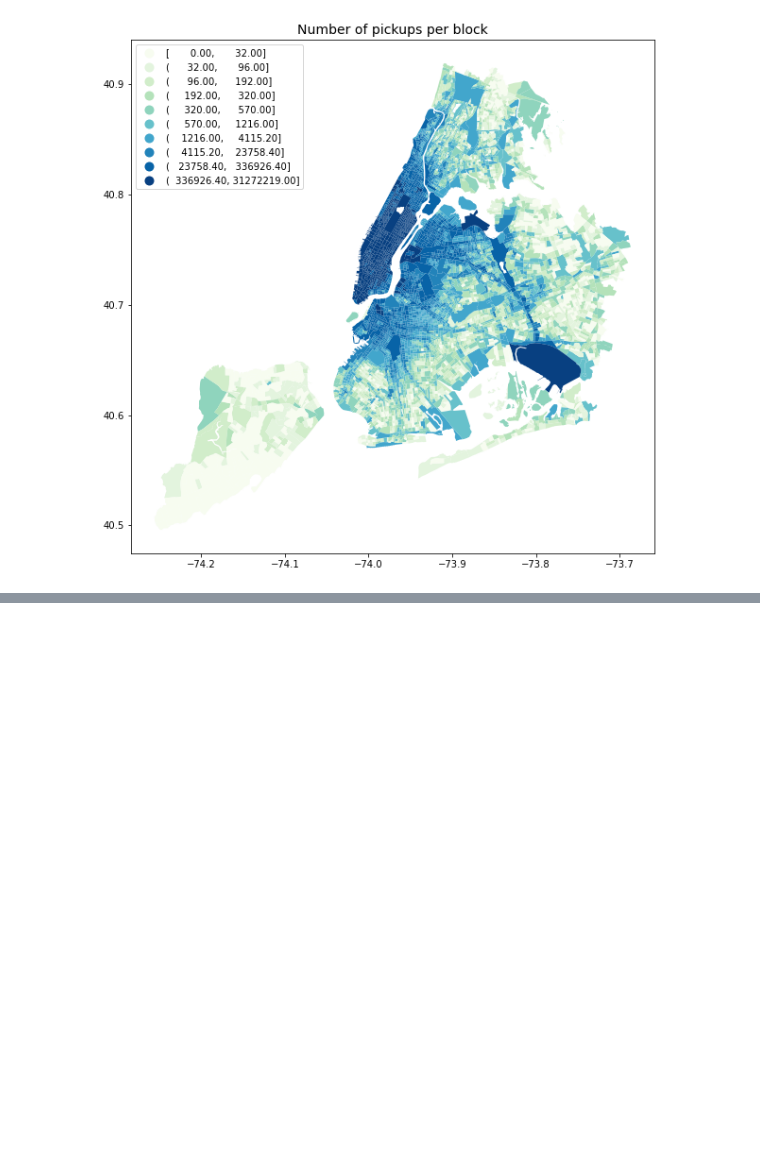
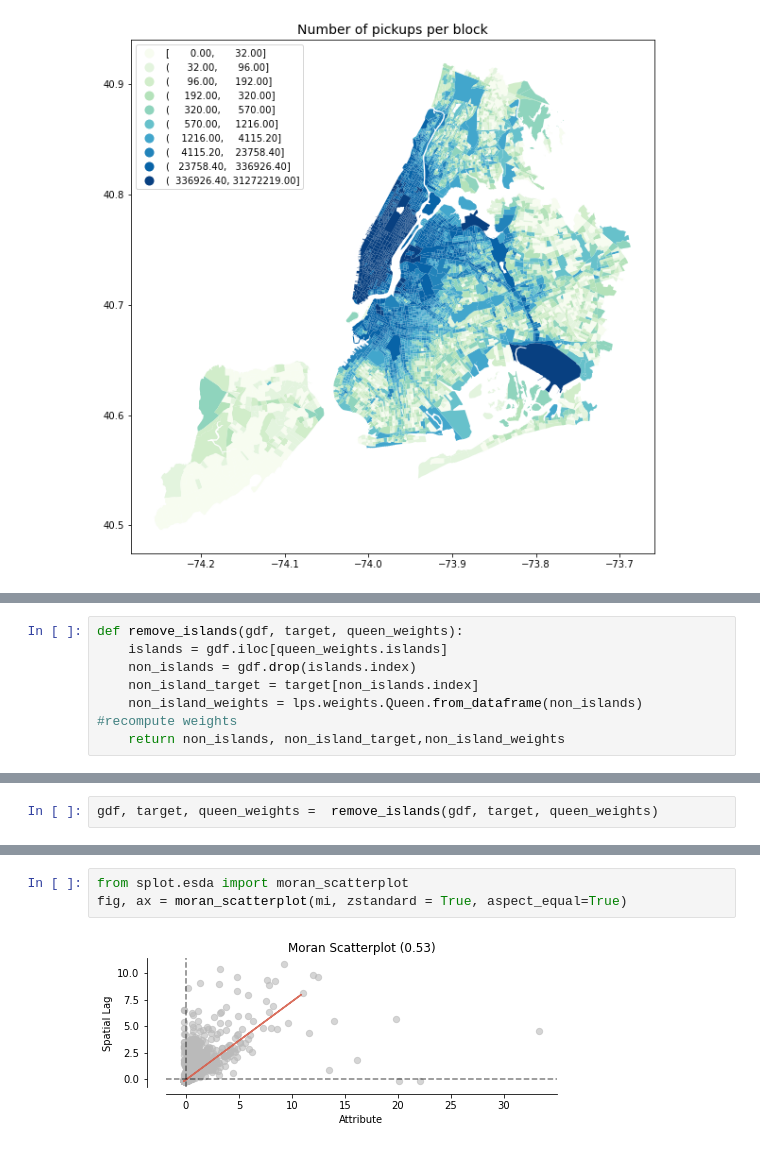
Before and after one commit to seanahmad/NY-taxi-analysis, a Jupyter notebook: Spatial modelling.ipynb, the cells around one changed output, grey strips where cells are left out. Saved outputs shown, nothing was run; the diff lists cells and outputs as text; blank space fills up the shorter version.

```diff
--- a/Spatial modelling.ipynb
+++ b/Spatial modelling.ipynb
@@ -135,0 +135,7 @@ plot_local_autocorrelation(li, san_diego, 'median_home_value')
+# %%
+def remove_islands(gdf, target, queen_weights):
+    islands = gdf.iloc[queen_weights.islands]
+    non_islands = gdf.drop(islands.index)
+    non_island_target = target[non_islands.index]
+    non_island_weights = lps.weights.Queen.from_dataframe(non_islands) #recompute weights
+    return non_islands, non_island_target,non_island_weights
@@ -135,0 +145,2 @@ plot_local_autocorrelation(li, san_diego, 'median_home_value')
+# %%
+gdf, target, queen_weights =  remove_islands(gdf, target, queen_weights)
@@ -135,0 +157,5 @@ plot_local_autocorrelation(li, san_diego, 'median_home_value')
+# %%
+from splot.esda import moran_scatterplot
+fig, ax = moran_scatterplot(mi, zstandard = True, aspect_equal=True)
+# %% [output]
+[figure, added]
```
Also changed, not shown: parts of 49 cells of this notebook, 2 other files.
